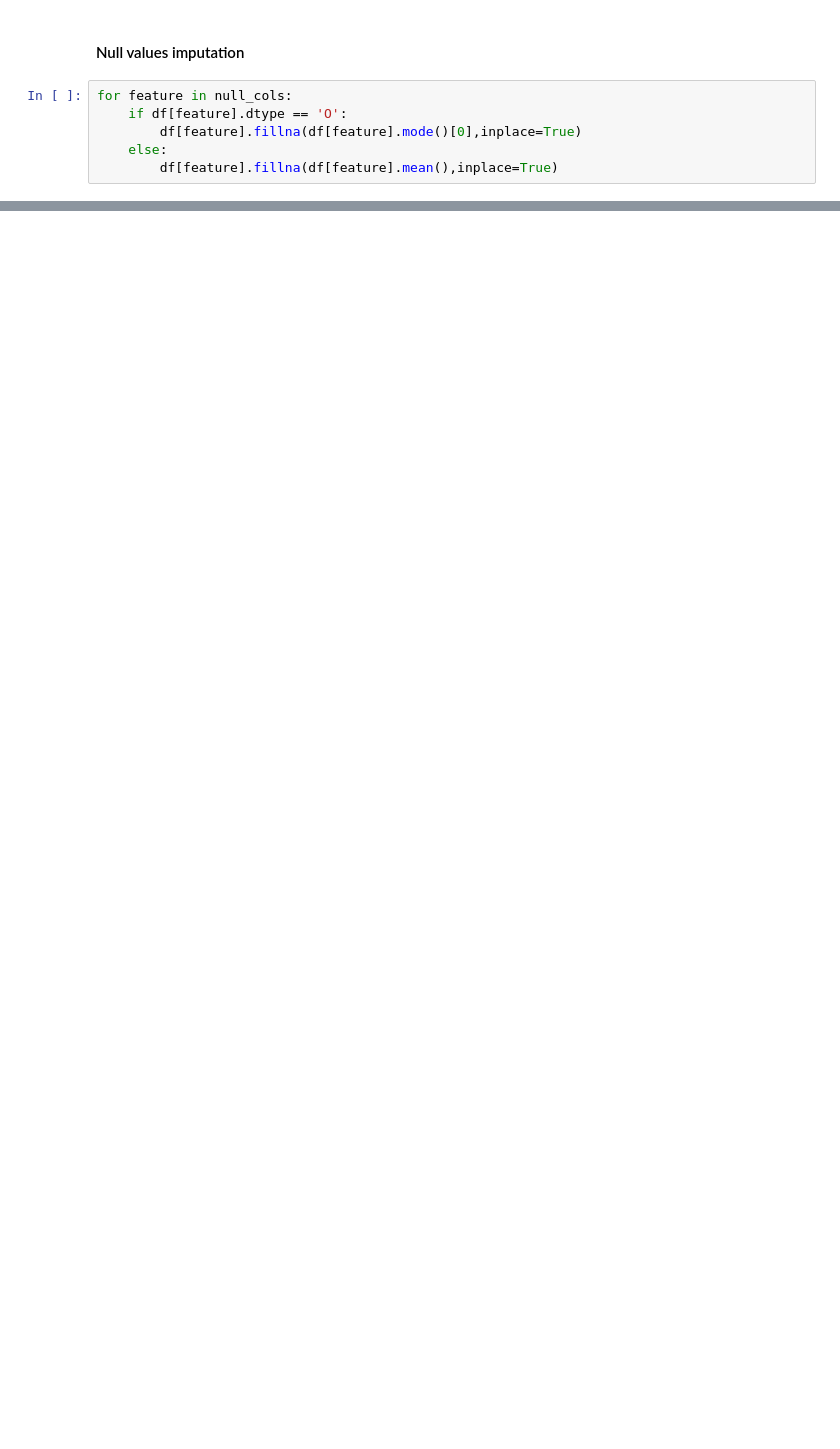
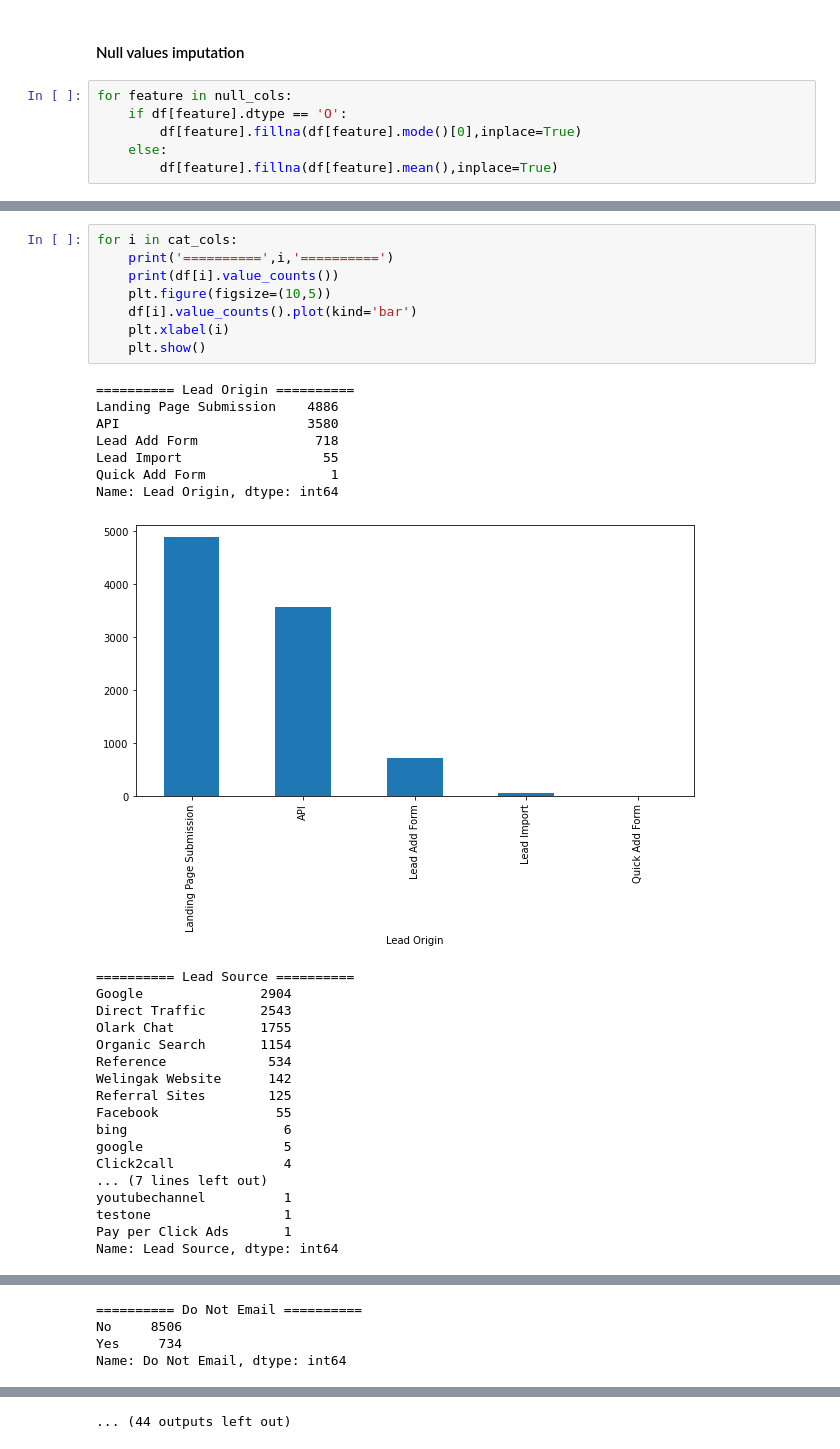
Before and after one commit to Hemanthhm222/Exploratory-data-analysis, a Jupyter notebook: LEADS EDA.ipynb, the cells around one changed output, grey strips where cells are left out. Cells and saved outputs as stored; diff of their text form; blank space fills up the shorter version.

```diff
--- a/LEADS EDA.ipynb
+++ b/LEADS EDA.ipynb
@@ -196,0 +301,34 @@ Name: Asymmetrique Profile Index, dtype: int64
+# %%
+for i in cat_cols:
+    print('==========',i,'==========')
+    print(df[i].value_counts())
+    plt.figure(figsize=(10,5))
+    df[i].value_counts().plot(kind='bar')
+    plt.xlabel(i)
+    plt.show()
+# %% [output]
+========== Lead Origin ==========
+Landing Page Submission    4886
+API                        3580
+Lead Add Form               718
+Lead Import                  55
+Quick Add Form                1
+Name: Lead Origin, dtype: int64
+[figure, added]
+========== Lead Source ==========
+Google               2904
+Direct Traffic       2543
+Olark Chat           1755
+Organic Search       1154
+Reference             534
+Welingak Website      142
+Referral Sites        125
+Facebook               55
+bing                    6
+google                  5
+Click2call              4
+... (7 lines left out)
+youtubechannel          1
+testone                 1
+Pay per Click Ads       1
+Name: Lead Source, dtype: int64
@@ -196,0 +336,4 @@ Name: Asymmetrique Profile Index, dtype: int64
+========== Do Not Email ==========
+No     8506
+Yes     734
+Name: Do Not Email, dtype: int64
@@ -196,0 +384 @@ Name: Asymmetrique Profile Index, dtype: int64
+... (44 outputs left out)
```
Also changed, not shown: parts of 11 cells of this notebook.
